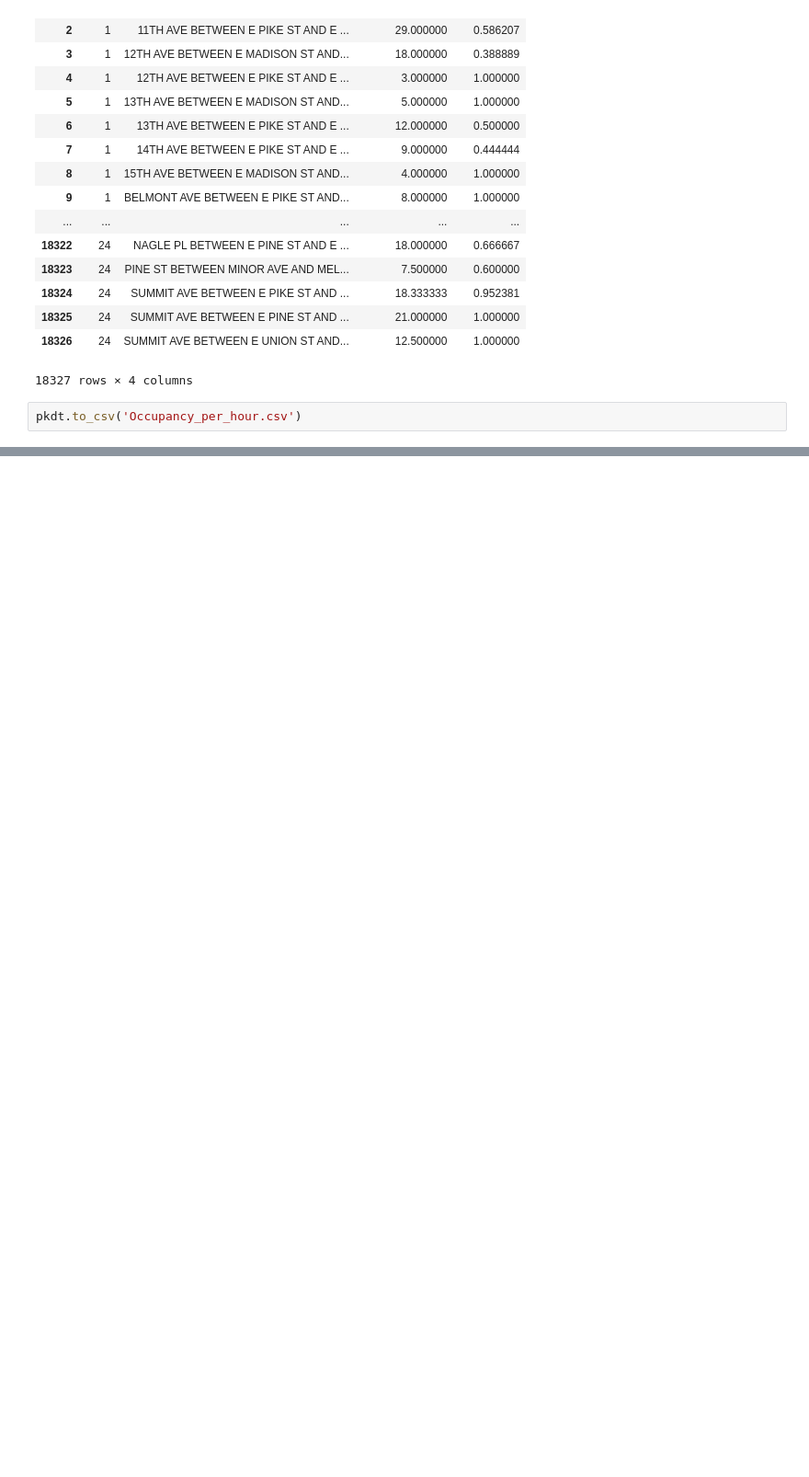
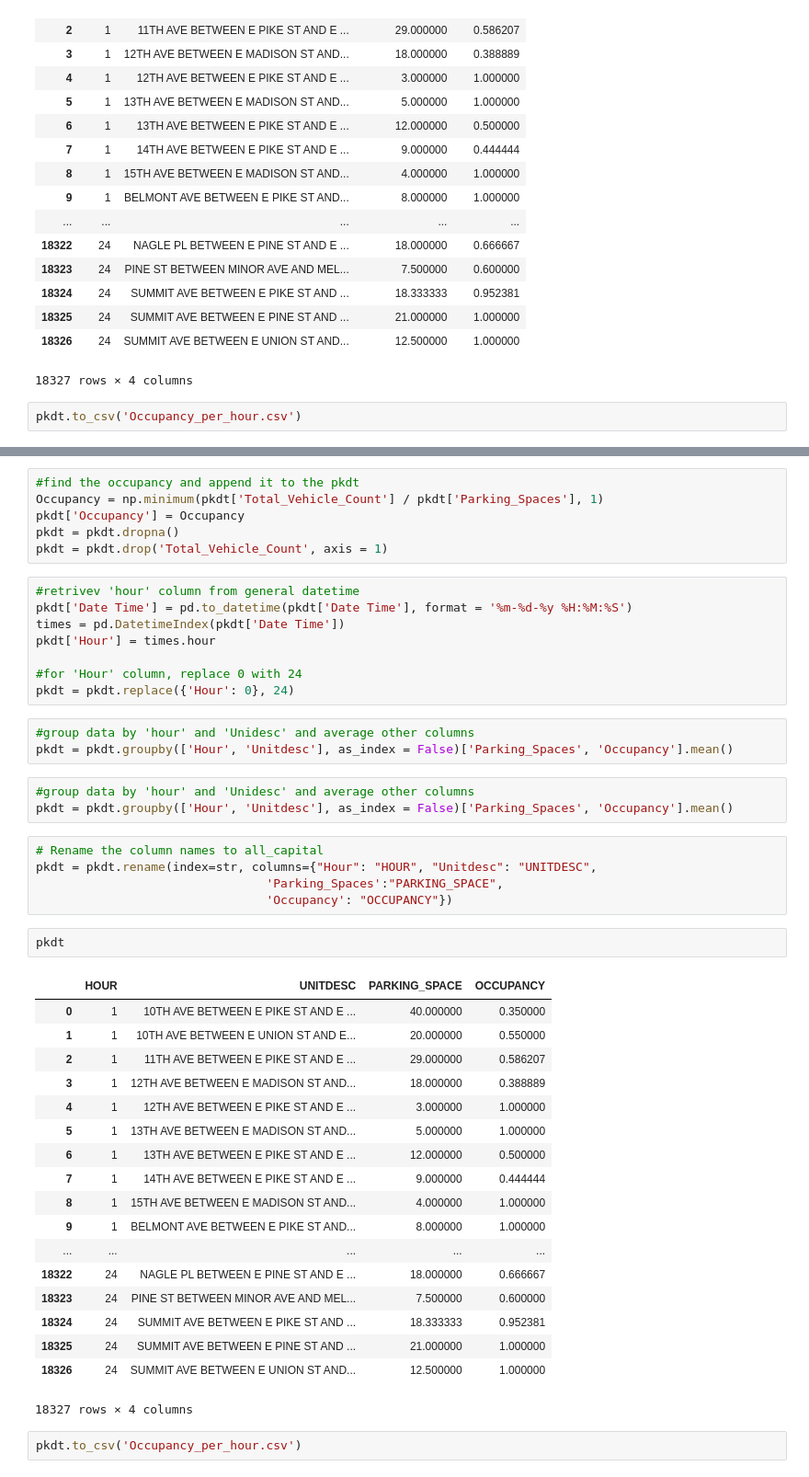
Before and after one commit to deepforce/parkingadvisor, a Jupyter notebook: ParkingAdvisor/data/Clean_Annual_Parking_Strudy.ipynb, the cells around one changed output, grey strips where cells are left out. Shown at 92% size. Saved outputs shown, nothing was run; the diff lists cells and outputs as text; blank space fills up the shorter version.

```diff
--- a/ParkingAdvisor/data/Clean_Annual_Parking_Strudy.ipynb
+++ b/ParkingAdvisor/data/Clean_Annual_Parking_Strudy.ipynb
@@ -66,0 +114,48 @@ pkdt.to_csv('Occupancy_per_hour.csv')
+# %%
+#find the occupancy and append it to the pkdt
+Occupancy = np.minimum(pkdt['Total_Vehicle_Count'] / pkdt['Parking_Spaces'], 1)
+pkdt['Occupancy'] = Occupancy
+pkdt = pkdt.dropna()
+pkdt = pkdt.drop('Total_Vehicle_Count', axis = 1)
+# %%
+#retrivev 'hour' column from general datetime
+pkdt['Date Time'] = pd.to_datetime(pkdt['Date Time'], format = '%m-%d-%y %H:%M:%S')
+times = pd.DatetimeIndex(pkdt['Date Time'])
+pkdt['Hour'] = times.hour
+
+#for 'Hour' column, replace 0 with 24
+pkdt = pkdt.replace({'Hour': 0}, 24)
+# %%
+#group data by 'hour' and 'Unidesc' and average other columns
+pkdt = pkdt.groupby(['Hour', 'Unitdesc'], as_index = False)['Parking_Spaces', 'Occupancy'].mean()
+# %%
+#group data by 'hour' and 'Unidesc' and average other columns
+pkdt = pkdt.groupby(['Hour', 'Unitdesc'], as_index = False)['Parking_Spaces', 'Occupancy'].mean()
+# %%
+# Rename the column names to all_capital
+pkdt = pkdt.rename(index=str, columns={"Hour": "HOUR", "Unitdesc": "UNITDESC",
+                                'Parking_Spaces':"PARKING_SPACE",
+                                'Occupancy': "OCCUPANCY"})
+# %%
+pkdt
+# %% [output]
+|  | HOUR | UNITDESC | PARKING_SPACE | OCCUPANCY |
+| 0 | 1 | 10TH AVE BETWEEN E PIKE ST AND E ... | 40.000000 | 0.350000 |
+| 1 | 1 | 10TH AVE BETWEEN E UNION ST AND E... | 20.000000 | 0.550000 |
+| 2 | 1 | 11TH AVE BETWEEN E PIKE ST AND E ... | 29.000000 | 0.586207 |
+| 3 | 1 | 12TH AVE BETWEEN E MADISON ST AND... | 18.000000 | 0.388889 |
+| 4 | 1 | 12TH AVE BETWEEN E PIKE ST AND E ... | 3.000000 | 1.000000 |
+| 5 | 1 | 13TH AVE BETWEEN E MADISON ST AND... | 5.000000 | 1.000000 |
+| 6 | 1 | 13TH AVE BETWEEN E PIKE ST AND E ... | 12.000000 | 0.500000 |
+| 7 | 1 | 14TH AVE BETWEEN E PIKE ST AND E ... | 9.000000 | 0.444444 |
+| 8 | 1 | 15TH AVE BETWEEN E MADISON ST AND... | 4.000000 | 1.000000 |
+| 9 | 1 | BELMONT AVE BETWEEN E PIKE ST AND... | 8.000000 | 1.000000 |
+| ... | ... | ... | ... | ... |
+| 18322 | 24 | NAGLE PL BETWEEN E PINE ST AND E ... | 18.000000 | 0.666667 |
+| 18323 | 24 | PINE ST BETWEEN MINOR AVE AND MEL... | 7.500000 | 0.600000 |
+| 18324 | 24 | SUMMIT AVE BETWEEN E PIKE ST AND ... | 18.333333 | 0.952381 |
+| 18325 | 24 | SUMMIT AVE BETWEEN E PINE ST AND ... | 21.000000 | 1.000000 |
+| 18326 | 24 | SUMMIT AVE BETWEEN E UNION ST AND... | 12.500000 | 1.000000 |
+18327 rows × 4 columns
+# %%
+pkdt.to_csv('Occupancy_per_hour.csv')
```
Also changed, not shown: parts of 5 cells of this notebook, 6 other files.
